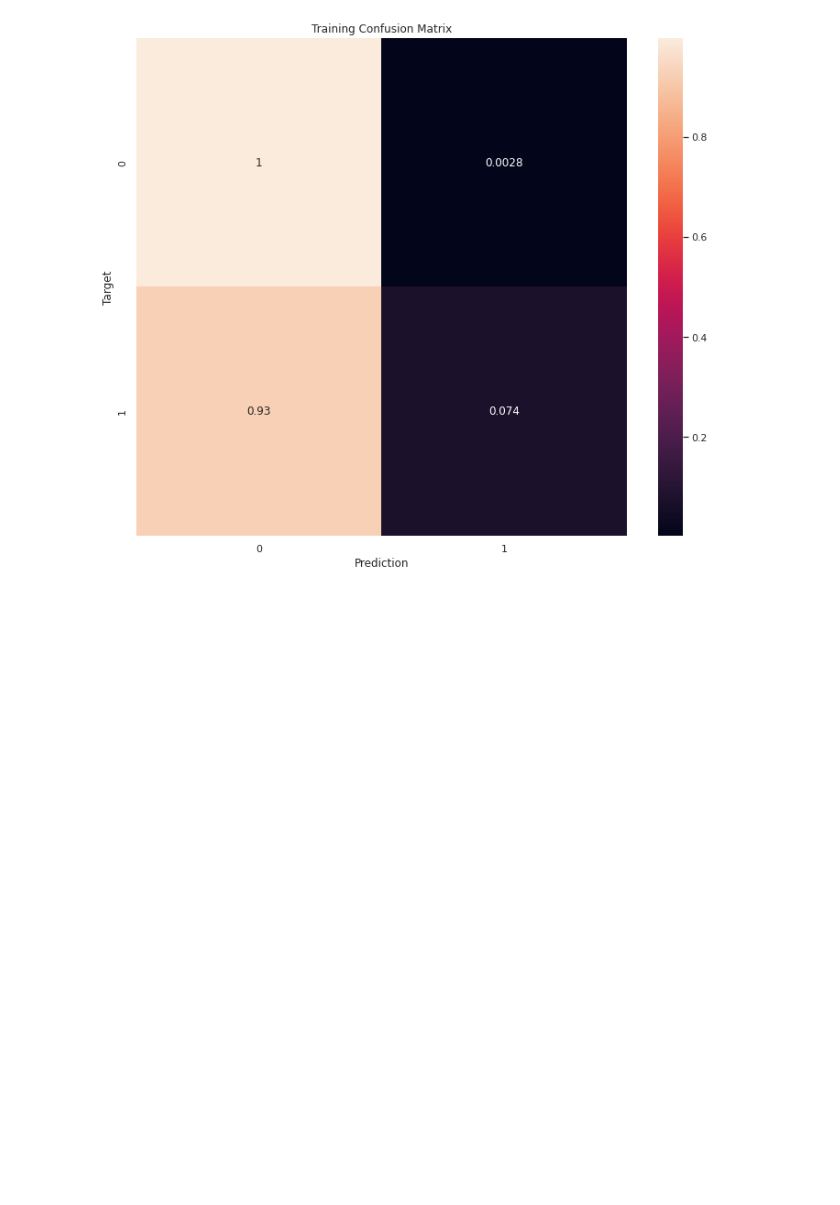
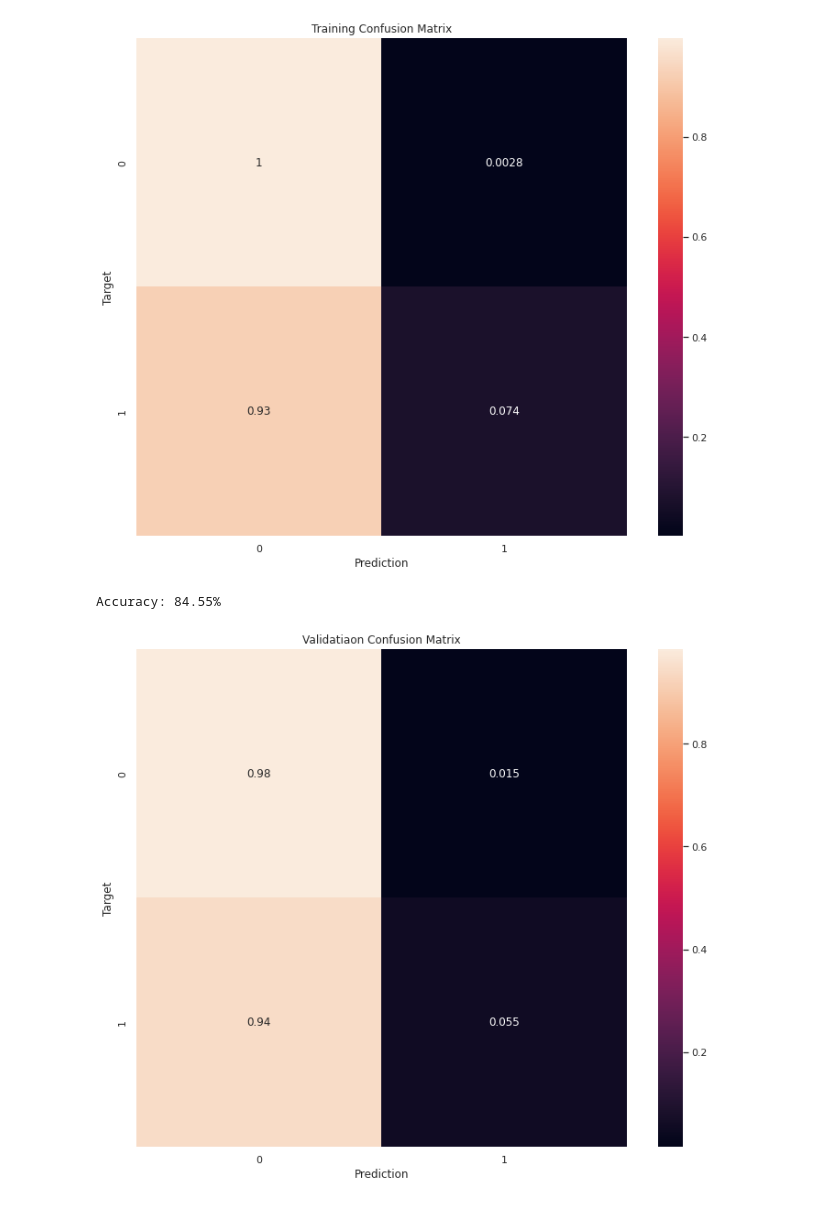
Before and after one commit to Esa1997/ML_Assignment2_IT18174854_IT18165944_IT18148596_IT18037616, a Jupyter notebook: Heart_Disease_Prediction.ipynb, the cells around one changed output. Saved outputs shown, nothing was run; the diff lists cells and outputs as text; code cells hidden in the pictures; blank space fills up the shorter version.

Commit message:
validation matrix

```diff
--- a/Heart_Disease_Prediction.ipynb
+++ b/Heart_Disease_Prediction.ipynb
@@ -273,3 +273,9 @@ predict_and_plot(X_train, train_df[target_col], 'Training');
 # %% [output]
 Accuracy: 85.44%
 [figure]
+# %%
+#plot matrix for the validation dataset
+predict_and_plot(X_val, val_df[target_col], 'Validatiaon');
+# %% [output]
+Accuracy: 84.55%
+[figure, added]
```
